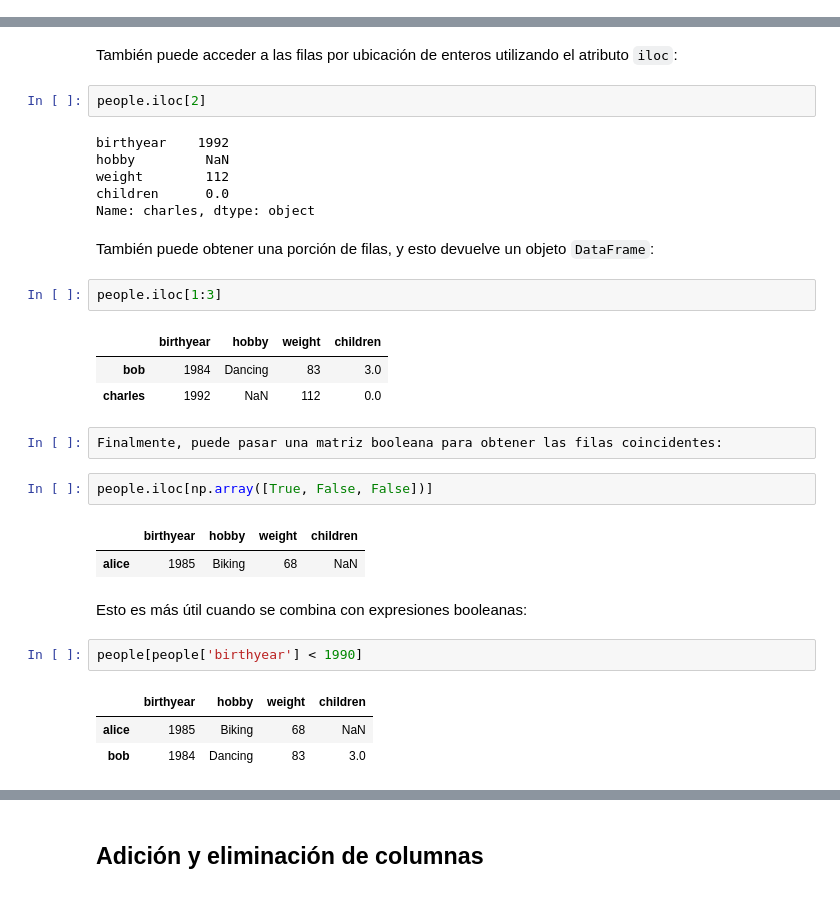
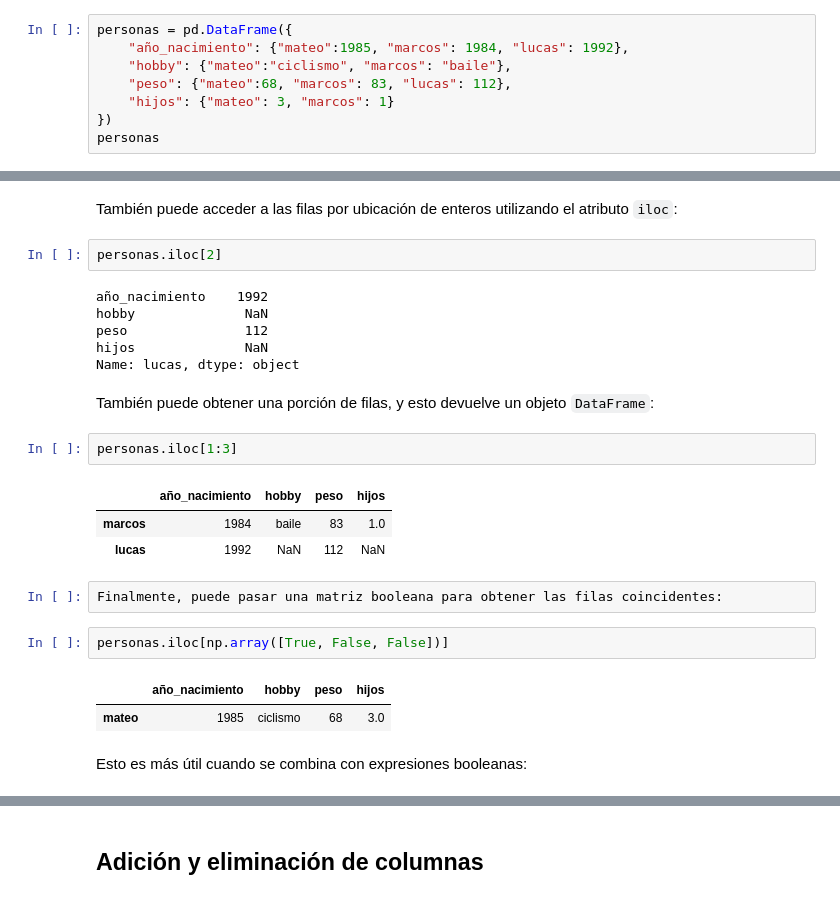
Before and after one commit to marco-canas/encuentra_tu_persona_vitamina, a Jupyter notebook: classes/class_12/class_12.ipynb, the cells around one changed output, grey strips where cells are left out. Cells and saved outputs as stored; diff of their text form.

```diff
--- a/classes/class_12/class_12.ipynb
+++ b/classes/class_12/class_12.ipynb
@@ -150,0 +138,8 @@ people
+# %%
+personas = pd.DataFrame({
+    "año_nacimiento": {"mateo":1985, "marcos": 1984, "lucas": 1992},
+    "hobby": {"mateo":"ciclismo", "marcos": "baile"},
+    "peso": {"mateo":68, "marcos": 83, "lucas": 112},
+    "hijos": {"mateo": 3, "marcos": 1}
+})
+personas
@@ -185,33 +185,27 @@ people.loc[['alice', 'bob']]
 # %% [markdown]
 También puede acceder a las filas por ubicación de enteros utilizando el atributo `iloc`:
 # %%
-people.iloc[2]
+personas.iloc[2]
 # %% [output]
-birthyear    1992
-hobby         NaN
-weight        112
-children      0.0
-Name: charles, dtype: object
+año_nacimiento    1992
+hobby              NaN
+peso               112
+hijos              NaN
+Name: lucas, dtype: object
 # %% [markdown]
 También puede obtener una porción de filas, y esto devuelve un objeto `DataFrame`:
 # %%
-people.iloc[1:3]
+personas.iloc[1:3]
 # %% [output]
-|  | birthyear | hobby | weight | children |
-| bob | 1984 | Dancing | 83 | 3.0 |
-| charles | 1992 | NaN | 112 | 0.0 |
+|  | año_nacimiento | hobby | peso | hijos |
+| marcos | 1984 | baile | 83 | 1.0 |
+| lucas | 1992 | NaN | 112 | NaN |
 # %%
 Finalmente, puede pasar una matriz booleana para obtener las filas coincidentes:
 # %%
-people.iloc[np.array([True, False, False])]
+personas.iloc[np.array([True, False, False])]
 # %% [output]
-|  | birthyear | hobby | weight | children |
-| alice | 1985 | Biking | 68 | NaN |
+|  | año_nacimiento | hobby | peso | hijos |
+| mateo | 1985 | ciclismo | 68 | 3.0 |
 # %% [markdown]
 Esto es más útil cuando se combina con expresiones booleanas:
-# %%
-people[people['birthyear'] < 1990]
-# %% [output]
-|  | birthyear | hobby | weight | children |
-| alice | 1985 | Biking | 68 | NaN |
-| bob | 1984 | Dancing | 83 | 3.0 |
```
Also changed, not shown: parts of 75 cells of this notebook, 1 other file.
